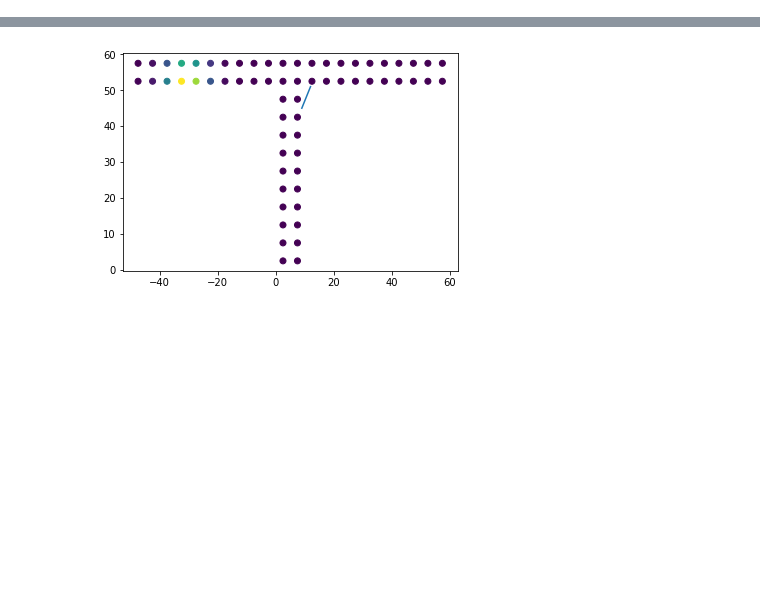
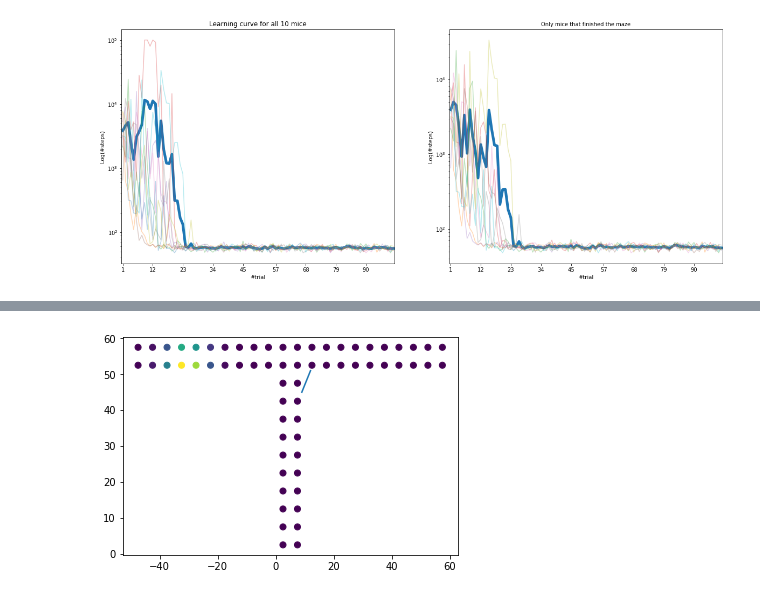
Before and after one commit to imLew/MHBF-project, a Jupyter notebook: main.ipynb, the cells around one changed output, grey strips where cells are left out. Drawn from its saved outputs; the diff is of its cells as text; code cells hidden in the pictures; blank space fills up the shorter version.

```diff
--- a/main.ipynb
+++ b/main.ipynb
@@ -324,13 +305,0 @@ mouse.trial(plot=True)
-# %%
-def simulation(agent, n_trials = 10, n_agents = 10, num_actions = 4, eps0 = 0.9):
-    latencies = np.zeros((n_agents, n_trials))
-    aborts = np.ones((n_agents,n_trials))*False
-    for i in range(n_agents):
-        mouse = agent(eps = eps0, numActions = num_actions)
-        print('mouse #',i+1)
-        t0 = time.time()
-        for j in range(n_trials):
-            latencies[i,j], aborts[i,j] = mouse.trial()
-#         print('time: %.2f' % (time.time()-t0))
-#         print()
-    return latencies, aborts
@@ -357,20 +305,0 @@ Wall time: 1min 26s
-# %%
-### plot average number of steps (over agents) vs trial number
-nAgents = 20
-
-mask = np.asarray([np.any(aborts[i])==False for i in range(len(aborts))]) #filter out mice that got stuck
-fig, ax = plt.subplots(1,2,figsize=(20,8))
-ax = ax.ravel()
-ax[0].semilogy(np.arange(1,21),latencies.mean(axis=0),lw=5)
-ax[0].set_title('Average number of steps for %.d mice'%nAgents)
-for i in range(len(latencies)):
-    ax[0].semilogy(np.arange(1,21),latencies[i],alpha = .3,animated=True)
-if np.all(mask): #plot only succesful mice
-    fig.delaxes(ax[1])
-else:
-    ax[1].semilogy(np.arange(1,21),latencies[mask].mean(axis=0),lw=5)
-    for i in range(len(latencies[mask])):
-        ax[1].semilogy(np.arange(1,21),latencies[mask][i],alpha = .3)
-
-plt.setp(ax,xticks=np.arange(1,21),xlim=[0.5,20.5],xlabel='#trial',ylabel='Log(#steps)')
-plt.show()
@@ -379,6 +305,0 @@ plt.show()
-# %%
-cumulative = np.zeros(len(mouse.cumrew))
-for i in range(len(mouse.cumrew)):
-    cumulative[i] = np.sum(mouse.cumrew[:i])
-plt.plot(cumulative)
-plt.show()
@@ -386,0 +357,2 @@ plt.show()
+# %%
+cumulativeRewards, latencies, aborts = simulation(Agent,nTrials=100, nAgents=10, nActions=4,eta=0.01)
@@ -386,0 +370,4 @@ plt.show()
+# %%
+plot_learning_curve(latencies, aborts)
+# %% [output]
+[figure, added]
```
Also changed, not shown: parts of 11 cells of this notebook.
